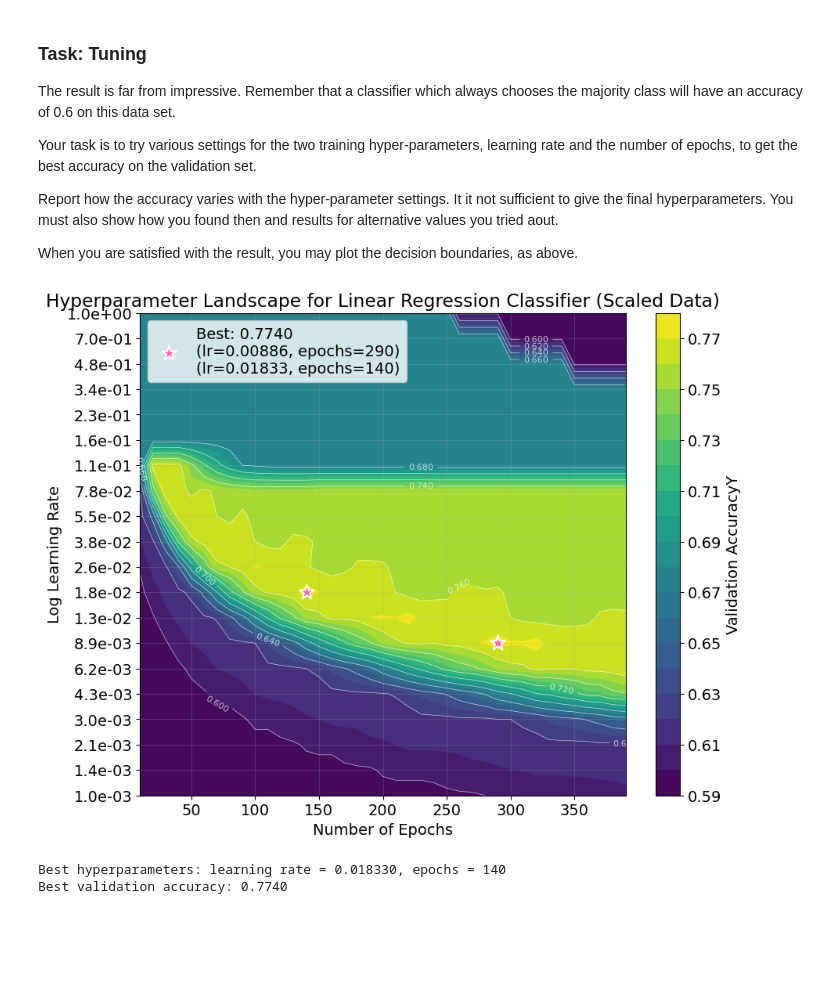
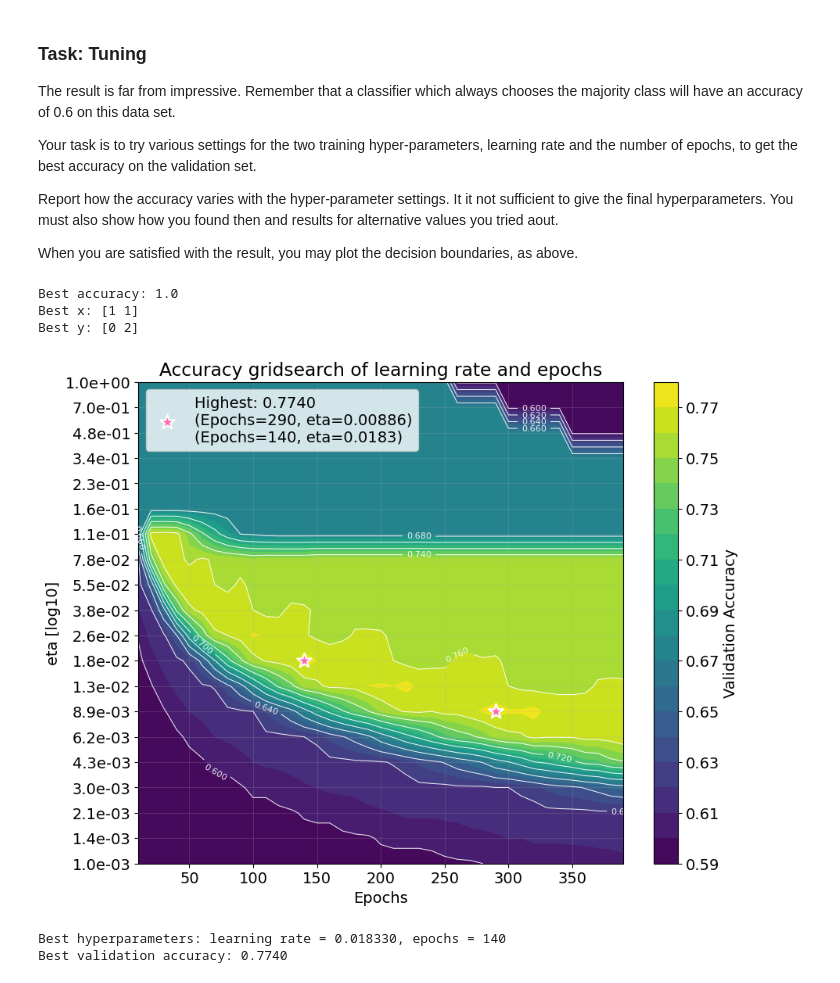
Before and after one commit to Oskar-Idland/IN4050-Introduction-to-Artificial-Intelligence-and-Machinelearing, a Jupyter notebook: Oblig2/in3050_in4050_2025_assignment_2.ipynb, the cells around one changed output. Saved outputs shown, nothing was run; the diff lists cells and outputs as text; code cells hidden in the pictures; blank space fills up the shorter version.

Commit message:
Complete logistic regression and optimize grid search

```diff
--- a/Oblig2/in3050_in4050_2025_assignment_2.ipynb
+++ b/Oblig2/in3050_in4050_2025_assignment_2.ipynb
@@ -133,5 +133,9 @@ def add_bias(X, bias):
 # %%
 class NumpyClassifier():
     """Common methods to all Numpy classifiers --- if any"""
+    def fit():
+        raise NotImplementedError("Inheriting classes must implement this method")
+    def predict():
+        raise NotImplementedError("Inheriting classes must implement this method")
 # %%
 class NumpyLinRegClass(NumpyClassifier):
@@ -224,0 +337,16 @@ When you are satisfied with the result, you may plot the decision boundaries, as
+# %%
+x_array = np.array([0, 1])
+y_array = np.array([0, 1, 2])
+
+acc = np.array([[0.5, 1.0],
+                [0.7, 0.8],
+                [0.9, 1.0]])
+best_accuracy, best_x, best_y = optimal_hyperparameters(acc, x_array, y_array)
+
+print(f'Best accuracy: {best_accuracy}')
+print(f'Best x: {best_x}')
+print(f'Best y: {best_y}')
+# %% [output]
+Best accuracy: 1.0
+Best x: [1 1]
+Best y: [0 2]
@@ -225,6 +436,4 @@ When you are satisfied with the result, you may plot the decision boundaries, as
 # %%
-cl = NumpyLinRegClass()
-
 start = 10
 stop = 400
 step = 10
@@ -234,8 +443,7 @@ epochs = np.arange(start, stop, step)
 n_y = 20
 learning_rates = np.logspace(-3, 0, n_y)
 
-accuracies = np.zeros((n_y, n_x))
-for i, lr in tqdm(enumerate(learning_rates), desc="Learning rates", total=n_y):
-    for j, epoch in enumerate(epochs):
-        cl.fit(X_train, t2_train, lr=lr, epochs=epoch)
-        accuracies[i, j] = accuracy(cl.predict(X_val), t2_val)
+grid_params = {'lr': learning_rates, 'epochs': epochs}
+
+cl = NumpyLinRegClass()
+accuracies = grid_search(X_train, t2_train, X_val, t2_val, cl, grid_params)
@@ -248,40 +450,7 @@ best_epochs = epochs[best_parameter_idx[1]]
-# %%
-# Create a meshgrid for the contour plot
-XX, YY = np.meshgrid(epochs, np.log10(learning_rates))
-
-# Create a filled contour plot
-contour = plt.contourf(XX, YY, accuracies, 20, cmap='viridis')
-plt.colorbar(contour, label='Validation AccuracyY')
-
-# Add contour lines for better readability
-contour_lines = plt.contour(XX, YY, accuracies, 10, colors='white', linewidths=0.5, alpha=0.7)
-plt.clabel(contour_lines, inline=True, fontsize=8, fmt='%.3f')
-
-# Mark the best hyperparameter combination
-x = best_epochs[0]
-y = best_lrs[0]
-parameter_str = ''.join(f'\n(lr={y:.5f}, epochs={x})' for x, y in zip(best_epochs, best_lrs))
-
-plt.scatter(x, np.log10(y), color='hotpink', s=200, marker='*',
-            edgecolors='white', linewidths=1.5, zorder=5,
-            label=f'Best: {best_accuracy:.4f}' + parameter_str)
-
-for epoch, lr, in zip(best_epochs, best_lrs):
-    plt.scatter(epoch, np.log10(lr), color='hotpink', s=200, marker='*',
-                edgecolors='white', linewidths=1.5, zorder=5)
-
-# Add labels and title
-plt.title('Hyperparameter Landscape for Linear Regression Classifier (Scaled Data)')
-plt.xlabel('Number of Epochs')
-plt.ylabel('Log Learning Rate')
-
-# Format y-axis ticks to show actual learning rate values
-plt.yticks([np.log10(lr) for lr in learning_rates],
-           [f'{lr:.1e}' for lr in learning_rates])
-
-plt.legend(loc='best')
-plt.grid(alpha=0.2)
-plt.show()
-# %% [output]
-[figure, removed]
+# %%
+fig = plot_grid_search(accuracies, epochs, learning_rates, labels=('Epochs', 'eta'), logy=True)
+plt.title('Accuracy gridsearch of learning rate and epochs')
+plt.show()
+# %% [output]
+[figure, added]
 # %%
```
Also changed, not shown: parts of 27 cells of this notebook, 2 other files.
